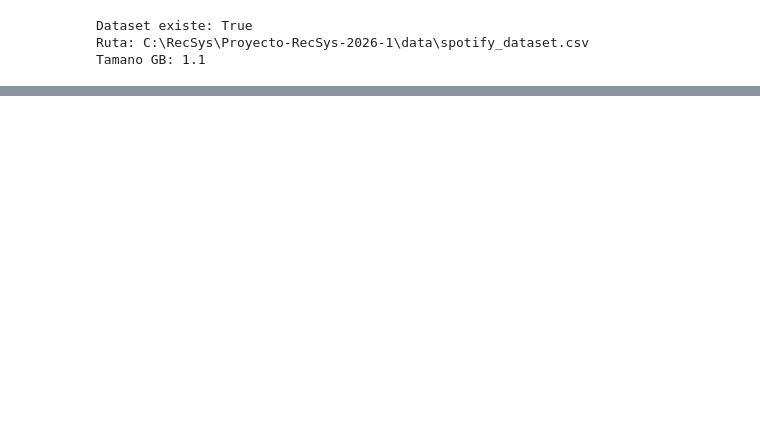
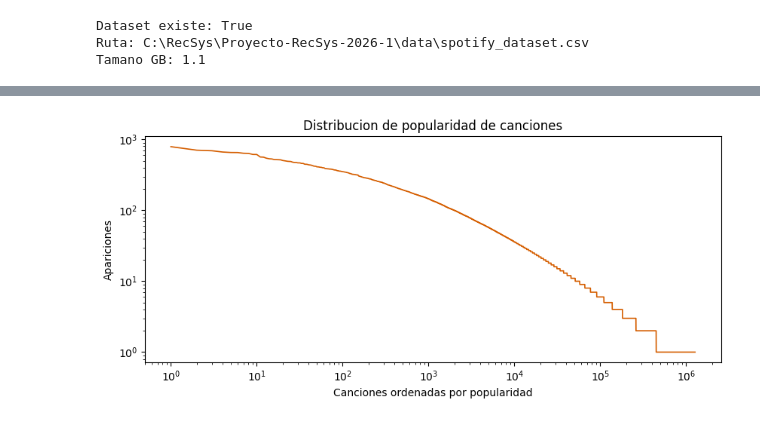
Before and after one commit to mayafzt/Proyecto-RecSys-2026-1, a Jupyter notebook: Hito_1_Spotify.ipynb, the cells around one changed output, grey strips where cells are left out. Cells and saved outputs as stored; diff of their text form; code cells hidden in the pictures; blank space fills up the shorter version.

```diff
--- a/Hito_1_Spotify.ipynb
+++ b/Hito_1_Spotify.ipynb
@@ -104,0 +166,12 @@ Para cada playlist con al menos 3 canciones, se oculto la ultima cancion como te
+# %%
+fig, ax = plt.subplots(figsize=(8.5, 4))
+ax.plot(range(1, len(item_counts) + 1), item_counts.values, color='#d55e00', linewidth=1.2)
+ax.set_title('Distribucion de popularidad de canciones')
+ax.set_xlabel('Canciones ordenadas por popularidad')
+ax.set_ylabel('Apariciones')
+ax.set_xscale('log')
+ax.set_yscale('log')
+plt.tight_layout()
+plt.show()
+# %% [output]
+[figure, added]
```
Also changed, not shown: parts of 26 cells of this notebook, 2 other files.
